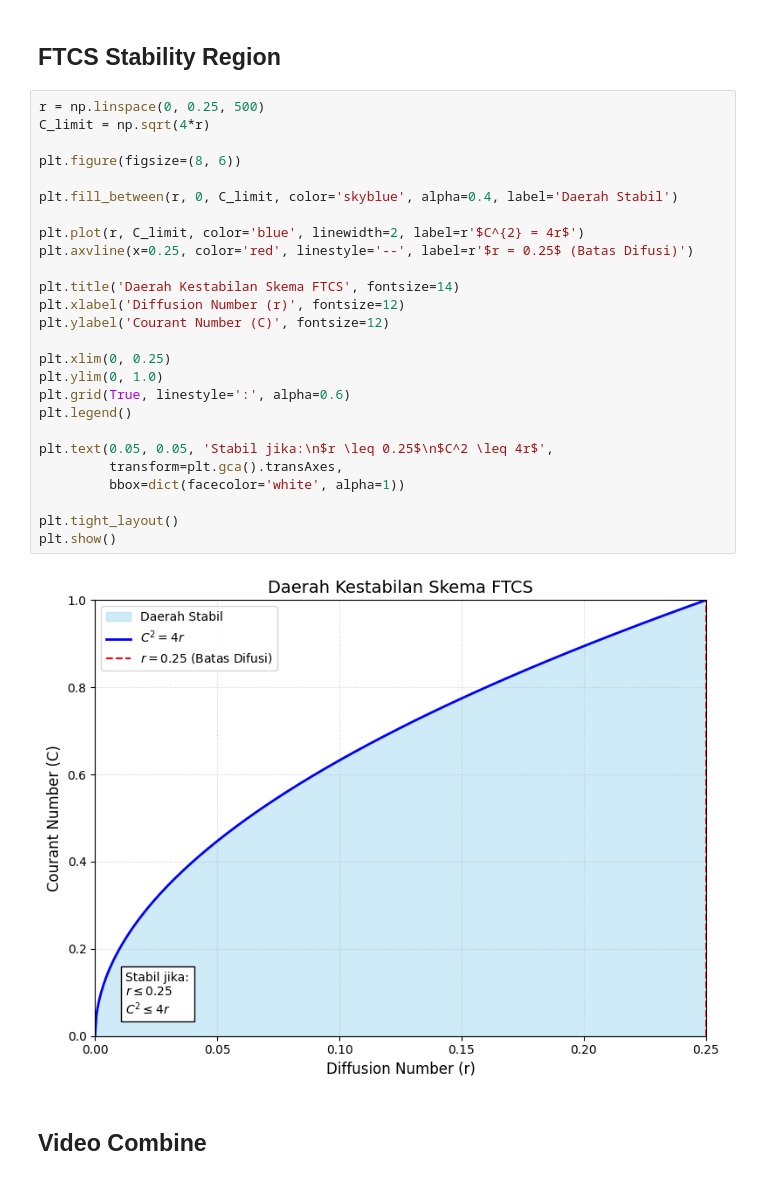
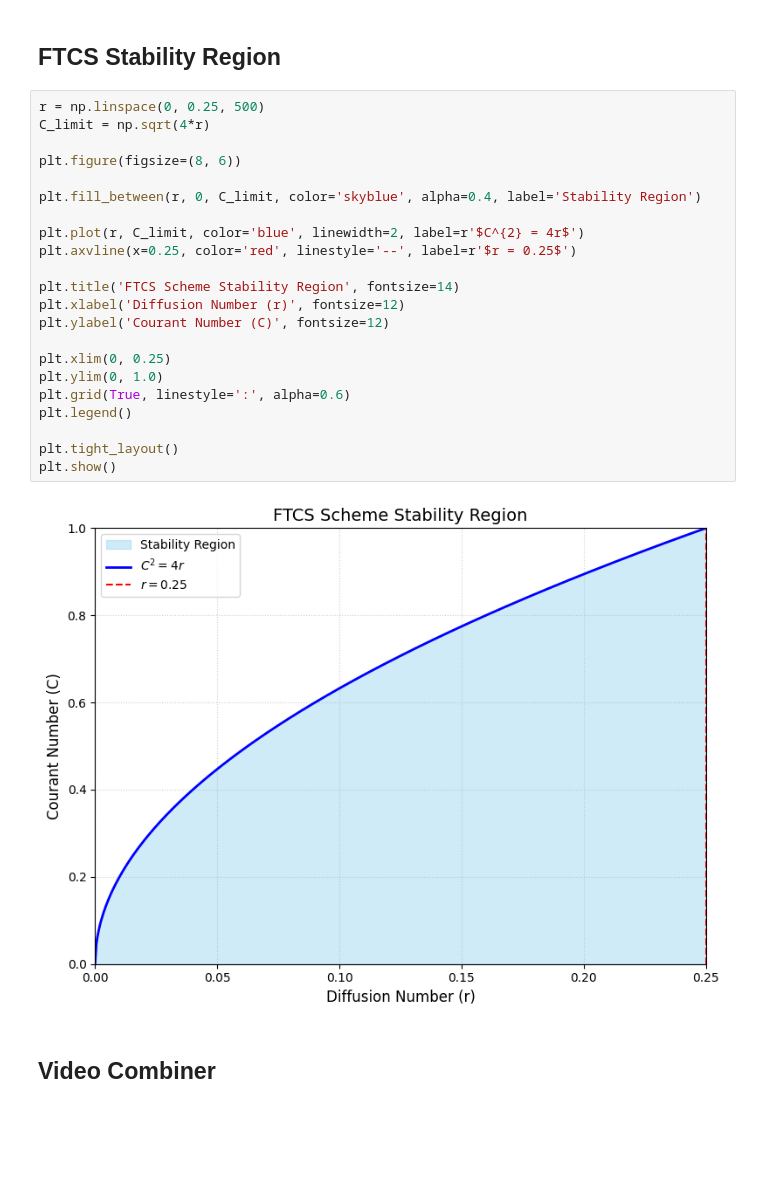
Before and after one commit to Aldiansyah-ar/Thesis, a Jupyter notebook: asset.ipynb, the cells around one changed output. Drawn from its saved outputs; the diff is of its cells as text; blank space fills up the shorter version.

```diff
--- a/asset.ipynb
+++ b/asset.ipynb
@@ -42,33 +48,29 @@ plt.show()
 # %%
 r = np.linspace(0, 0.25, 500)
 C_limit = np.sqrt(4*r)
 
 plt.figure(figsize=(8, 6))
 
-plt.fill_between(r, 0, C_limit, color='skyblue', alpha=0.4, label='Daerah Stabil')
+plt.fill_between(r, 0, C_limit, color='skyblue', alpha=0.4, label='Stability Region')
 
 plt.plot(r, C_limit, color='blue', linewidth=2, label=r'$C^{2} = 4r$')
-plt.axvline(x=0.25, color='red', linestyle='--', label=r'$r = 0.25$ (Batas Difusi)')
+plt.axvline(x=0.25, color='red', linestyle='--', label=r'$r = 0.25$')
 
-plt.title('Daerah Kestabilan Skema FTCS', fontsize=14)
+plt.title('FTCS Scheme Stability Region', fontsize=14)
 plt.xlabel('Diffusion Number (r)', fontsize=12)
 plt.ylabel('Courant Number (C)', fontsize=12)
 
 plt.xlim(0, 0.25)
 plt.ylim(0, 1.0)
 plt.grid(True, linestyle=':', alpha=0.6)
 plt.legend()
 
-plt.text(0.05, 0.05, 'Stabil jika:\n$r \leq 0.25$\n$C^2 \leq 4r$',
-         transform=plt.gca().transAxes,
-         bbox=dict(facecolor='white', alpha=1))
-
 plt.tight_layout()
 plt.show()
 # %% [output]
-[figure, old version]
+[figure, new version]
 # %% [markdown]
-## Video Combine
+## Video Combiner
 # %%
 def combine_video(video_list, output_name):
     clips = []
```
Also changed, not shown: parts of 5 cells of this notebook, 29 other files.
